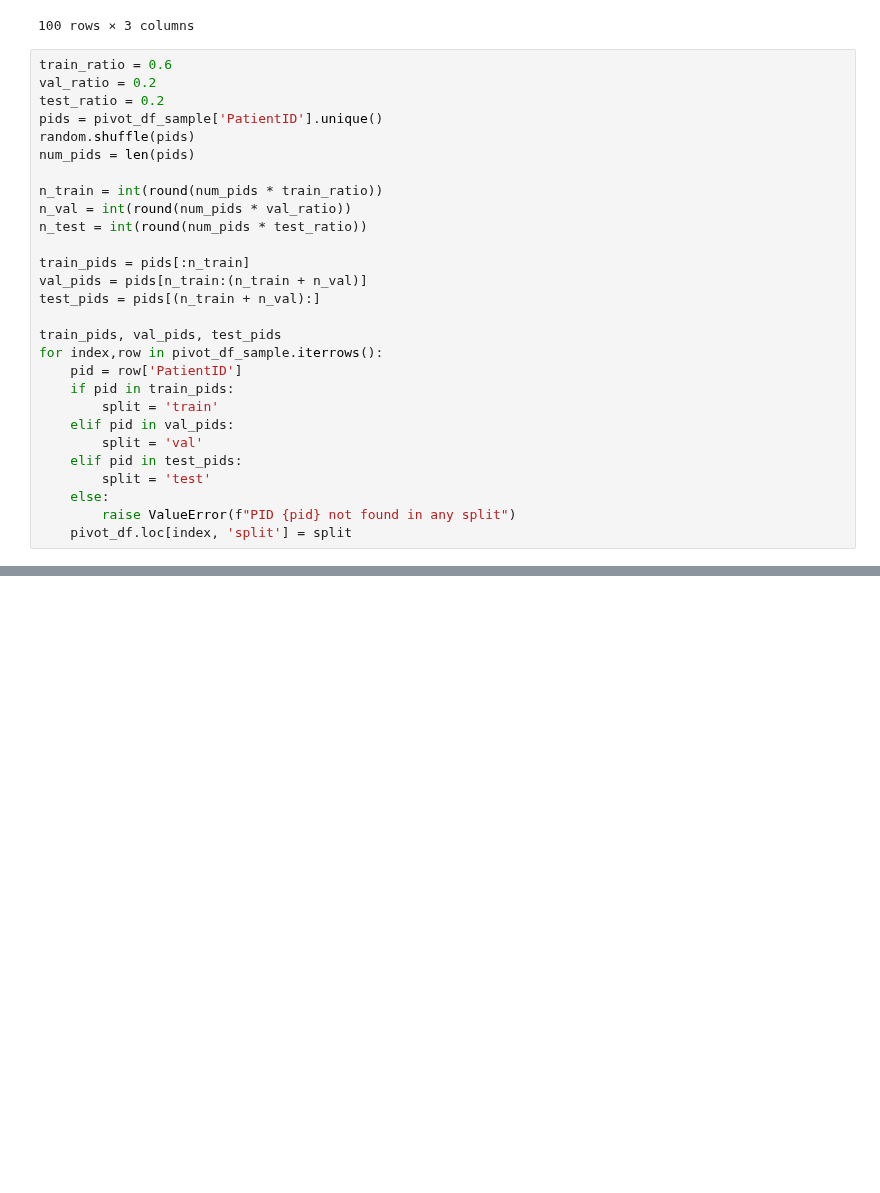
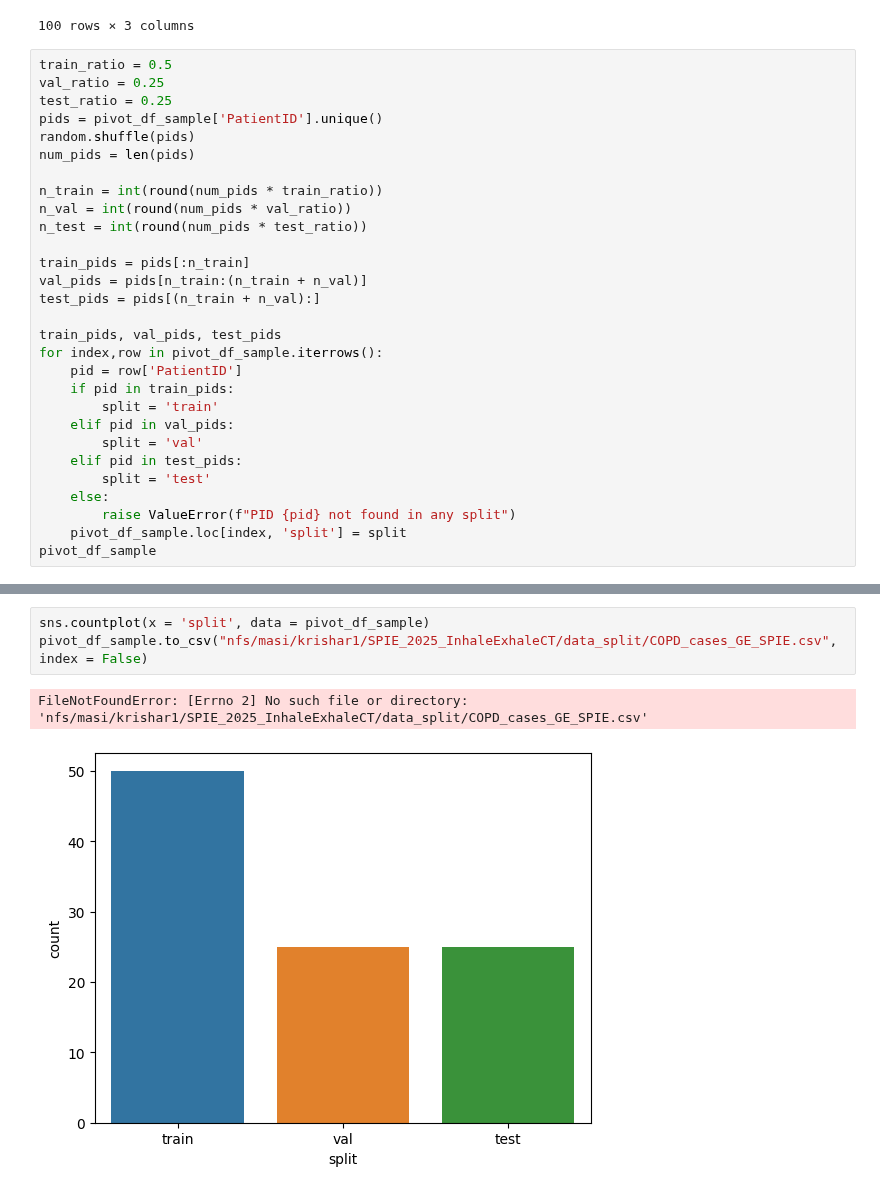
Before and after one commit to MASILab/Inhale_Exhale_CT, a Jupyter notebook: make_data/SPIE_data/traintestsplit_dev.ipynb, the cells around one changed output, grey strips where cells are left out. Drawn from its saved outputs; the diff is of its cells as text; blank space fills up the shorter version.

Commit message:
Obtained split for cycleGAN harmonization

```diff
--- a/make_data/SPIE_data/traintestsplit_dev.ipynb
+++ b/make_data/SPIE_data/traintestsplit_dev.ipynb
@@ -324,9 +324,9 @@ See the caveats in the documentation: https://pandas.pydata.org/pandas-docs/stab
 | 99 | COPDGene_Q70095 | 1.2.840.113619.2.55.3.2831167752.... | 1.2.840.113619.2.55.3.2831167752.... |
 100 rows × 3 columns
 # %%
-train_ratio = 0.6
-val_ratio = 0.2
-test_ratio = 0.2
+train_ratio = 0.5
+val_ratio = 0.25
+test_ratio = 0.25
 pids = pivot_df_sample['PatientID'].unique()
 random.shuffle(pids)
 num_pids = len(pids)
@@ -350,4 +350,5 @@ for index,row in pivot_df_sample.iterrows():
         split = 'test'
     else:
         raise ValueError(f"PID {pid} not found in any split")
-    pivot_df.loc[index, 'split'] = split
+    pivot_df_sample.loc[index, 'split'] = split
+pivot_df_sample
@@ -372,0 +369,6 @@ for index,row in pivot_df_sample.iterrows():
+# %%
+sns.countplot(x = 'split', data = pivot_df_sample)
+pivot_df_sample.to_csv("nfs/masi/krishar1/SPIE_2025_InhaleExhaleCT/data_split/COPD_cases_GE_SPIE.csv", index = False)
+# %% [output]
+FileNotFoundError: [Errno 2] No such file or directory: 'nfs/masi/krishar1/SPIE_2025_InhaleExhaleCT/data_split/COPD_cases_GE_SPIE.csv'
+[figure, added]
```
Also changed, not shown: parts of 10 cells of this notebook.
